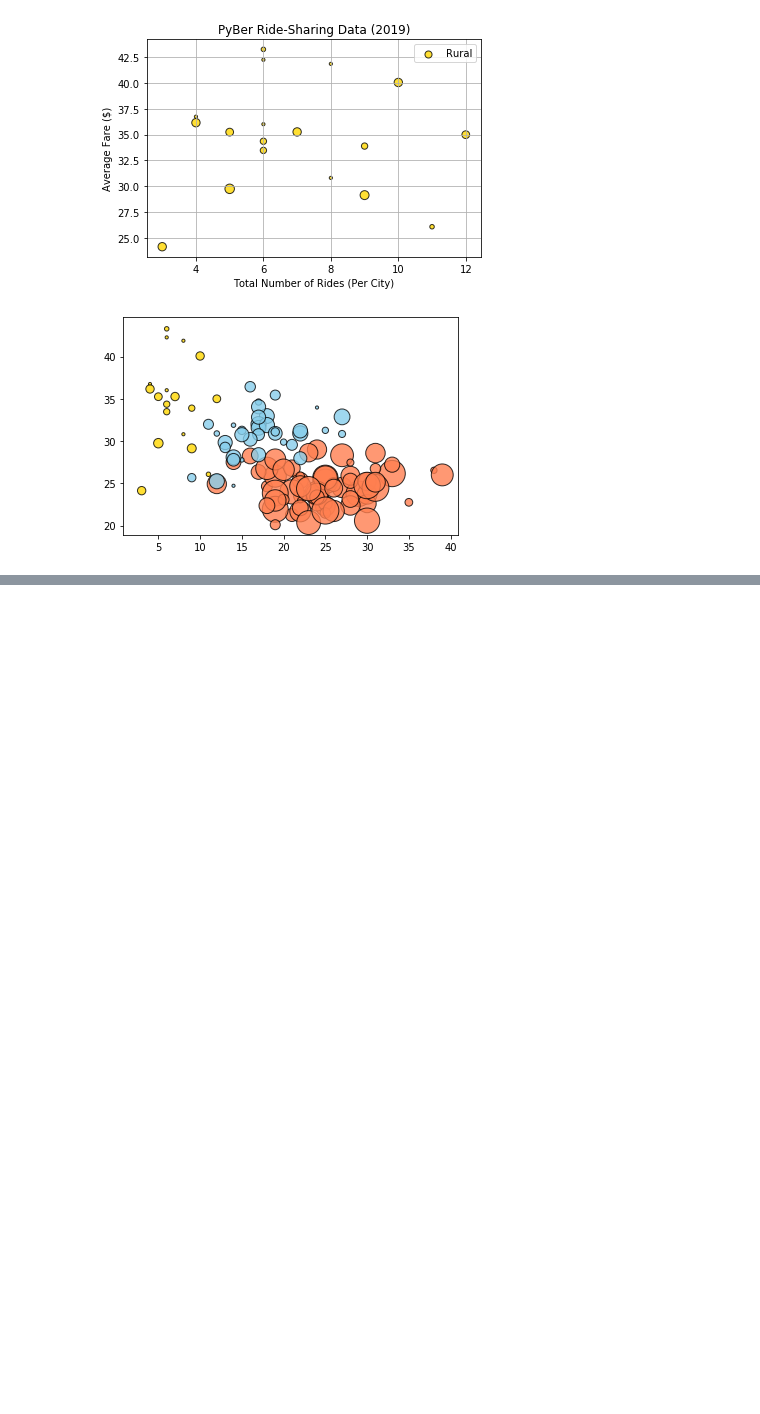
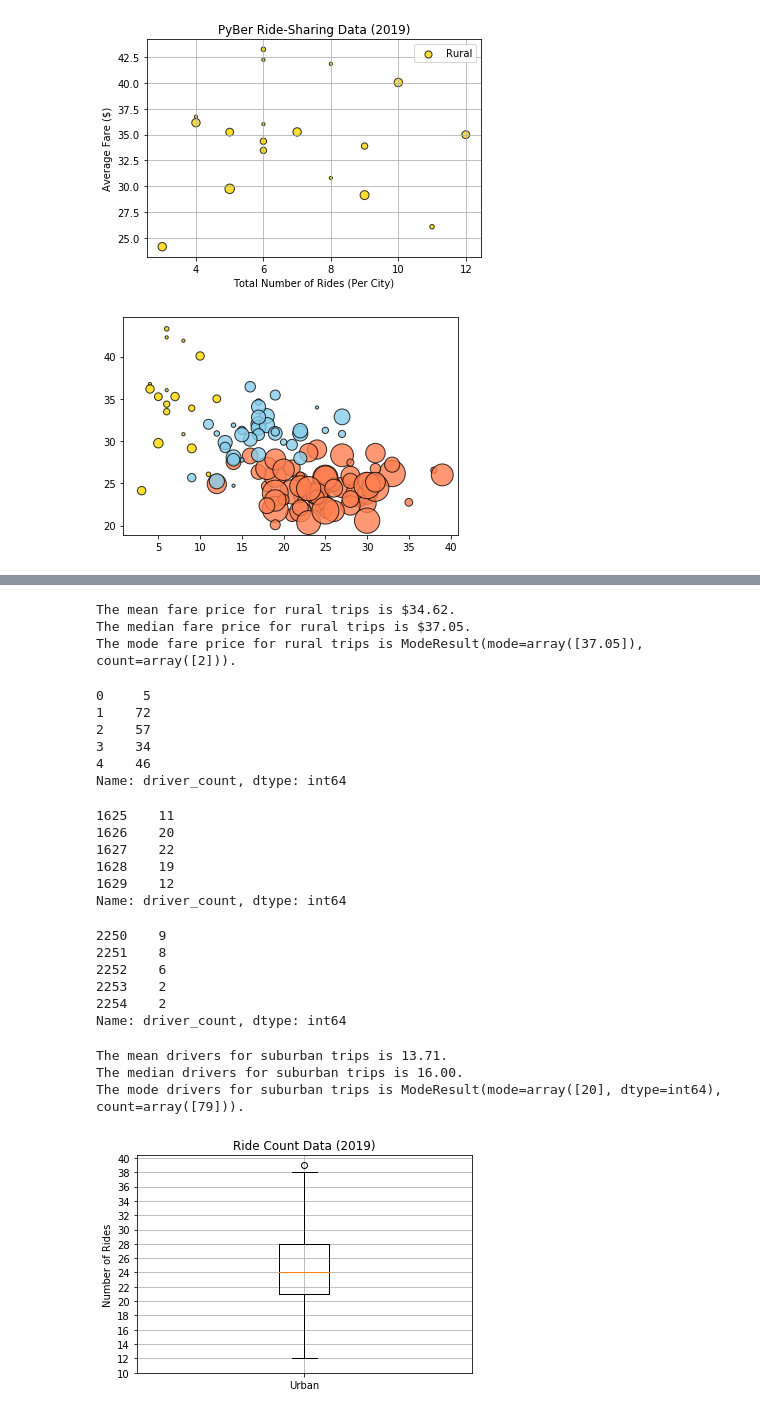
Before and after one commit to dougacct814/PyBer_Analysis, a Jupyter notebook: PyBer.ipynb, the cells around one changed output, grey strips where cells are left out. Saved outputs shown, nothing was run; the diff lists cells and outputs as text; code cells hidden in the pictures; blank space fills up the shorter version.

```diff
--- a/PyBer.ipynb
+++ b/PyBer.ipynb
@@ -323,0 +488,74 @@ plt.show()
+# %%
+# Calculate the measures of central tendency for the average fare for the urban cities.
+mean_rural_fares = np.mean(rural_fares)
+print(f"The mean fare price for rural trips is ${mean_rural_fares:.2f}.")
+
+median_rural_fares = np.median(rural_fares)
+print(f"The median fare price for rural trips is ${median_rural_fares:.2f}.")
+
+mode_rural_fares = sts.mode(rural_fares)
+print(f"The mode fare price for rural trips is {mode_rural_fares}.")
+# %% [output]
+The mean fare price for rural trips is $34.62.
+The median fare price for rural trips is $37.05.
+The mode fare price for rural trips is ModeResult(mode=array([37.05]), count=array([2])).
+# %%
+# Get the driver count data from the urban cities.
+urban_drivers = urban_cities_df['driver_count']
+urban_drivers.head()
+# %% [output]
+0     5
+1    72
+2    57
+3    34
+4    46
+Name: driver_count, dtype: int64
+# %%
+# Get the driver count data from the urban cities.
+suburban_drivers = suburban_cities_df['driver_count']
+suburban_drivers.head()
+# %% [output]
+1625    11
+1626    20
+1627    22
+1628    19
+1629    12
+Name: driver_count, dtype: int64
+# %%
+# Get the driver count data from the urban cities.
+rural_drivers = rural_cities_df['driver_count']
+rural_drivers.head()
+# %% [output]
+2250    9
+2251    8
+2252    6
+2253    2
+2254    2
+Name: driver_count, dtype: int64
+# %%
+# Calculate the measures of central tendency for the average fare for the suburban cities.
+mean_suburban_drivers = np.mean(suburban_drivers)
+print(f"The mean drivers for suburban trips is {mean_suburban_drivers:.2f}.")
+
+median_suburban_drivers = np.median(suburban_drivers)
+print(f"The median drivers for suburban trips is {median_suburban_drivers:.2f}.")
+
+mode_suburban_drivers = sts.mode(suburban_drivers)
+print(f"The mode drivers for suburban trips is {mode_suburban_drivers}.")
+# %% [output]
+The mean drivers for suburban trips is 13.71.
+The median drivers for suburban trips is 16.00.
+The mode drivers for suburban trips is ModeResult(mode=array([20], dtype=int64), count=array([79])).
+# %%
+# Create a box-and-whisker plot for the urban cities ride count.
+x_labels = ["Urban"]
+fig, ax = plt.subplots()
+ax.boxplot(urban_ride_count, labels=x_labels)
+# Add the title, y-axis label and grid.
+ax.set_title('Ride Count Data (2019)')
+ax.set_ylabel('Number of Rides')
+ax.set_yticks(np.arange(10, 41, step=2.0))
+ax.grid()
+plt.show()
+# %% [output]
+[figure, added]
```
Also changed, not shown: parts of 18 cells of this notebook, 1 other file.
